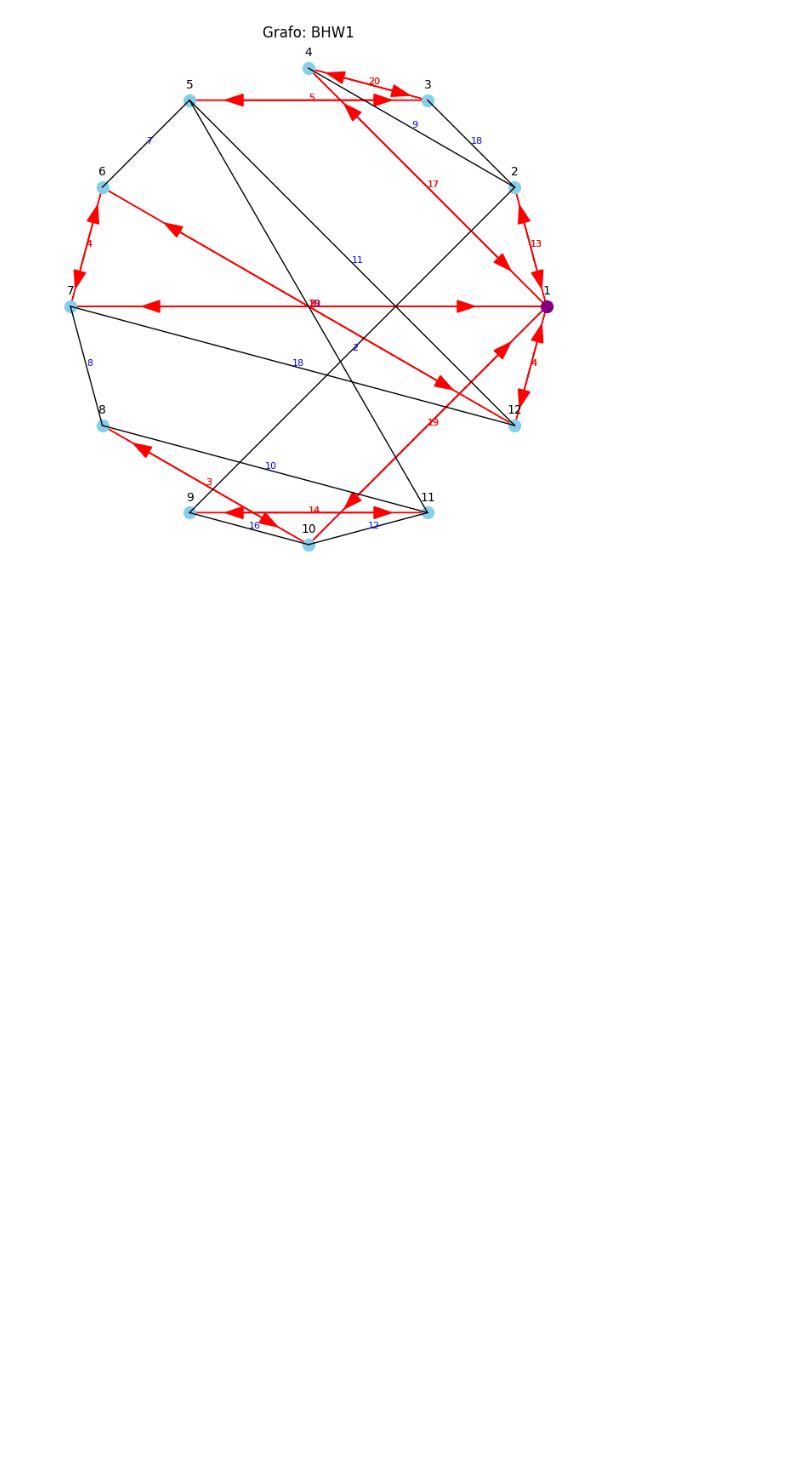
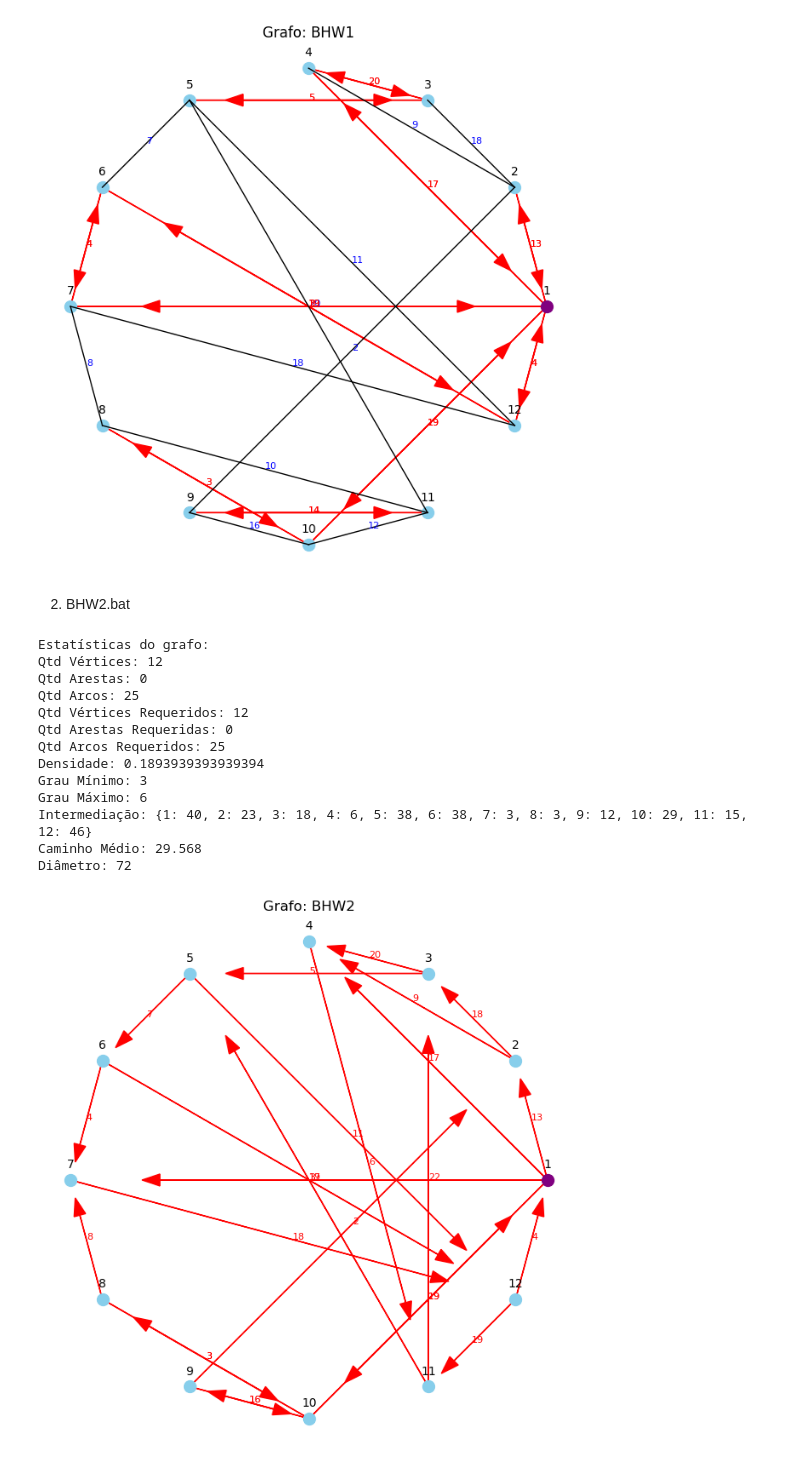
Before and after one commit to tteodorogustavo/Graph-Theory, a Jupyter notebook: etapa_1/visualizacao_dos_dados.ipynb, the cells around one changed output. Drawn from its saved outputs; the diff is of its cells as text; code cells hidden in the pictures; blank space fills up the shorter version.

```diff
--- a/etapa_1/visualizacao_dos_dados.ipynb
+++ b/etapa_1/visualizacao_dos_dados.ipynb
@@ -25,3 +31,32 @@ Intermediação: {1: 18, 2: 22, 3: 6, 4: 0, 5: 14, 6: 38, 7: 22, 8: 16, 9: 14,
 Caminho Médio: 16.712
 Diâmetro: 30
 [figure]
+# %% [markdown]
+2. BHW2.bat
+# %%
+from grafo import ler_arquivo, desenhar_grafo, estatisticas_grafo
+
+grafo = ler_arquivo("selected_instances/BHW2.dat")
+
+estatisticas = estatisticas_grafo(grafo)
+
+print("Estatísticas do grafo:")
+for chave, valor in estatisticas.items():
+    print(f"{chave}: {valor}")
+
+desenhar_grafo(grafo)
+# %% [output]
+Estatísticas do grafo:
+Qtd Vértices: 12
+Qtd Arestas: 0
+Qtd Arcos: 25
+Qtd Vértices Requeridos: 12
+Qtd Arestas Requeridas: 0
+Qtd Arcos Requeridos: 25
+Densidade: 0.1893939393939394
+Grau Mínimo: 3
+Grau Máximo: 6
+Intermediação: {1: 40, 2: 23, 3: 18, 4: 6, 5: 38, 6: 38, 7: 3, 8: 3, 9: 12, 10: 29, 11: 15, 12: 46}
+Caminho Médio: 29.568
+Diâmetro: 72
+[figure, added]
```
Also changed, not shown: parts of 18 cells of this notebook, 1 other file.
